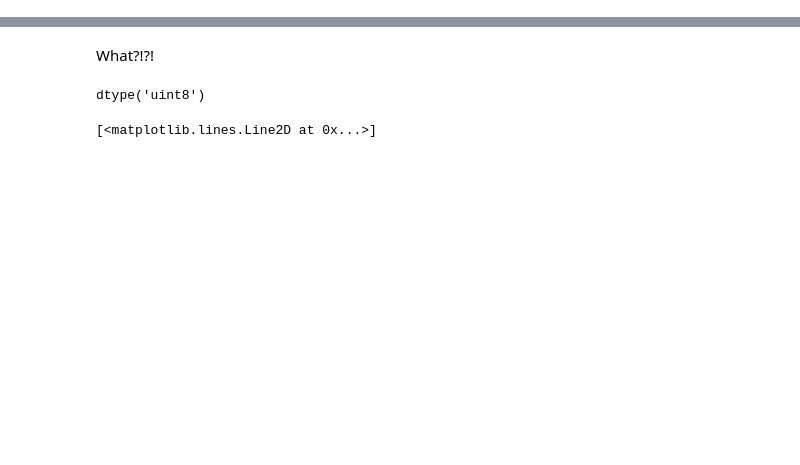
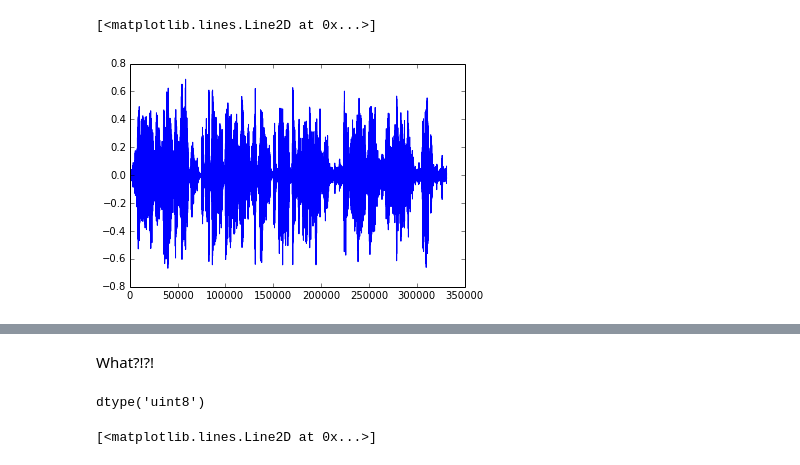
Before and after one commit to mantaraya36/201A-ipython, a Jupyter notebook: Image and Audio IO.ipynb, the cells around one changed output, grey strips where cells are left out. Saved outputs shown, nothing was run; the diff lists cells and outputs as text; code cells hidden in the pictures; blank space fills up the shorter version.

```diff
--- a/Image and Audio IO.ipynb
+++ b/Image and Audio IO.ipynb
@@ -4,0 +82,5 @@ sr, sample = wavfile.read('passport.wav')
+# %%
+plot(samples/(2**15 -1)) # python3!
+# %% [output]
+[<matplotlib.lines.Line2D at 0x...>]
+[figure, added]
```
Also changed, not shown: parts of 40 cells of this notebook.
